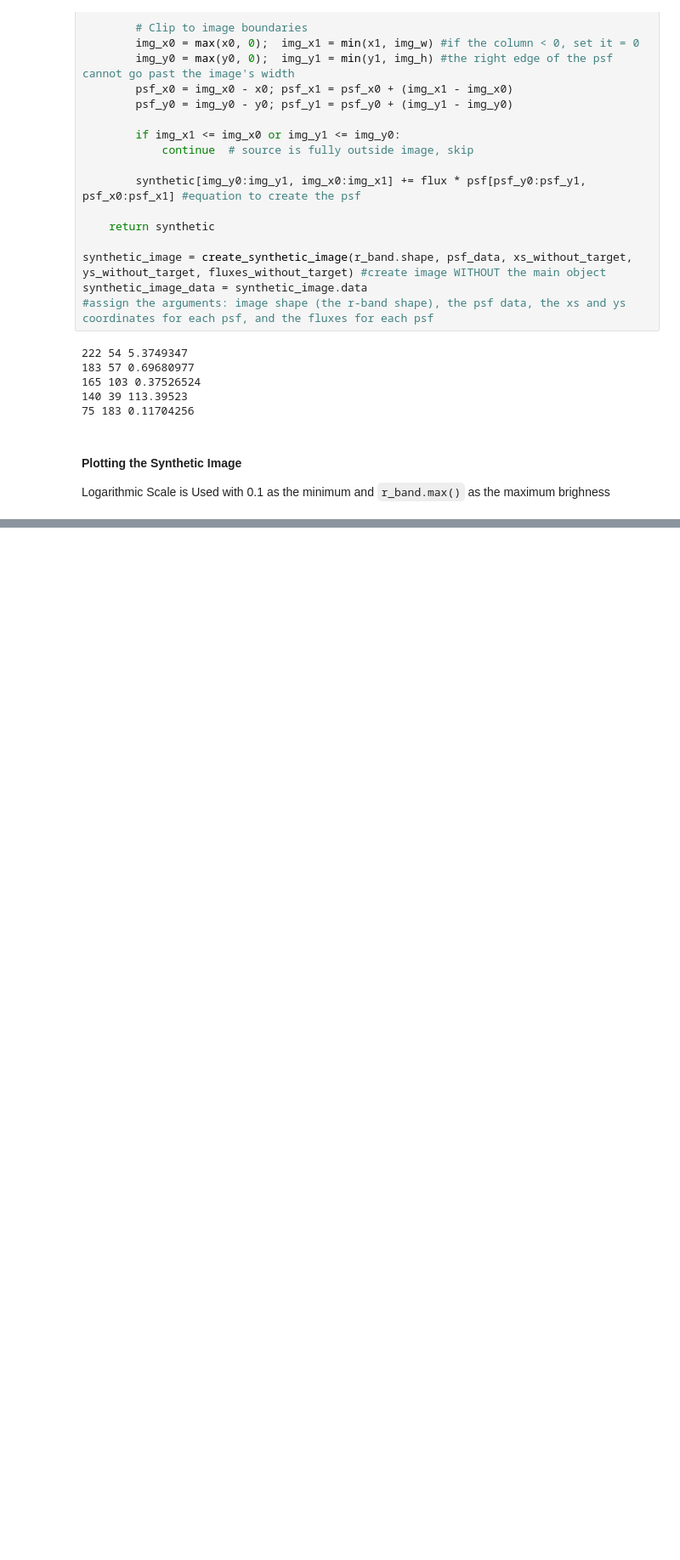
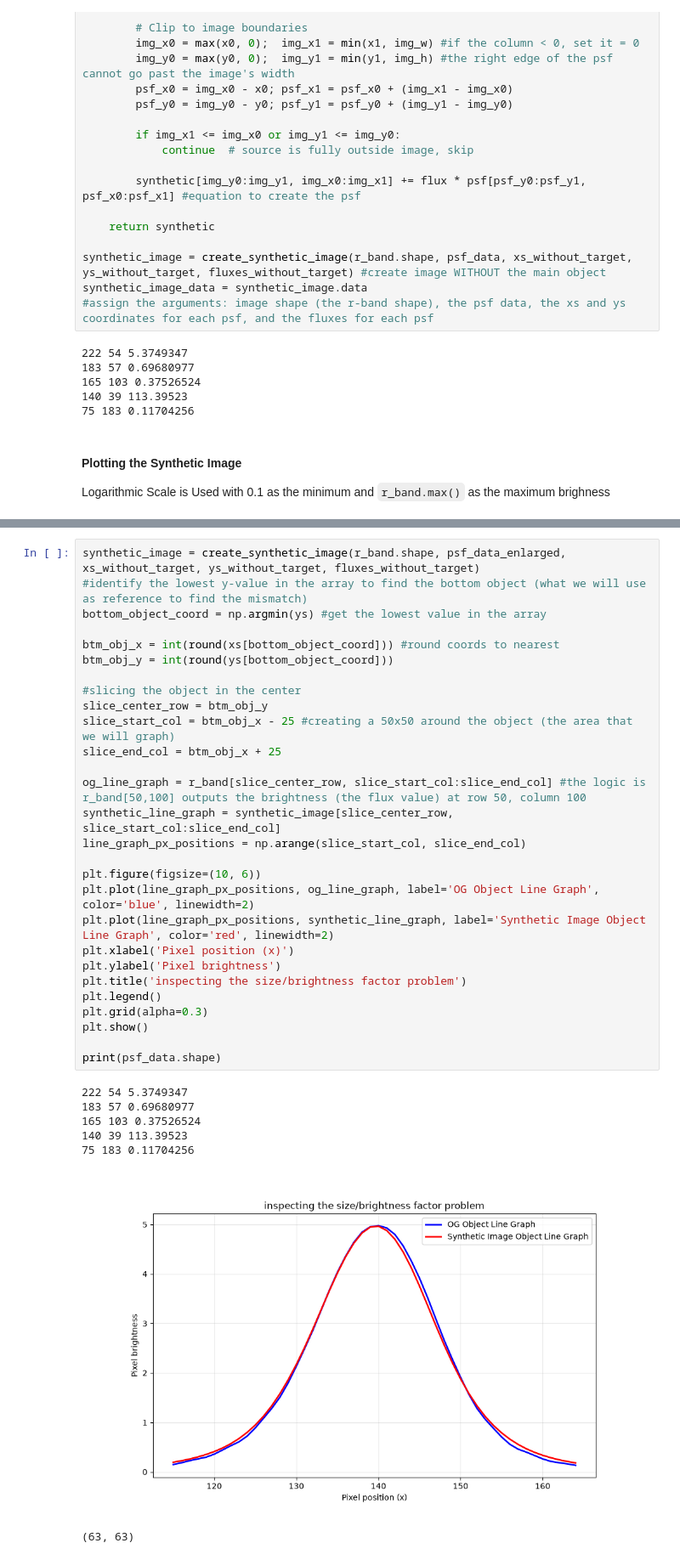
Before and after one commit to valerio-d/MPE_Internship, a Jupyter notebook: Project.ipynb, the cells around one changed output, grey strips where cells are left out. Shown at 85% size. Drawn from its saved outputs; the diff is of its cells as text; blank space fills up the shorter version.

```diff
--- a/Project.ipynb
+++ b/Project.ipynb
@@ -354,0 +419,36 @@ Length = 66 rows
+# %%
+synthetic_image = create_synthetic_image(r_band.shape, psf_data_enlarged, xs_without_target, ys_without_target, fluxes_without_target)
+#identify the lowest y-value in the array to find the bottom object (what we will use as reference to find the mismatch)
+bottom_object_coord = np.argmin(ys) #get the lowest value in the array
+
+btm_obj_x = int(round(xs[bottom_object_coord])) #round coords to nearest
+btm_obj_y = int(round(ys[bottom_object_coord]))
+
+#slicing the object in the center
+slice_center_row = btm_obj_y
+slice_start_col = btm_obj_x - 25 #creating a 50x50 around the object (the area that we will graph)
+slice_end_col = btm_obj_x + 25
+
+og_line_graph = r_band[slice_center_row, slice_start_col:slice_end_col] #the logic is r_band[50,100] outputs the brightness (the flux value) at row 50, column 100
+synthetic_line_graph = synthetic_image[slice_center_row, slice_start_col:slice_end_col]
+line_graph_px_positions = np.arange(slice_start_col, slice_end_col)
+
+plt.figure(figsize=(10, 6))
+plt.plot(line_graph_px_positions, og_line_graph, label='OG Object Line Graph', color='blue', linewidth=2)
+plt.plot(line_graph_px_positions, synthetic_line_graph, label='Synthetic Image Object Line Graph', color='red', linewidth=2)
+plt.xlabel('Pixel position (x)')
+plt.ylabel('Pixel brightness')
+plt.title('inspecting the size/brightness factor problem')
+plt.legend()
+plt.grid(alpha=0.3)
+plt.show()
+
+print(psf_data.shape)
+# %% [output]
+222 54 5.3749347
+183 57 0.69680977
+165 103 0.37526524
+140 39 113.39523
+75 183 0.11704256
+[figure, added]
+(63, 63)
```
Also changed, not shown: parts of 19 cells of this notebook.
